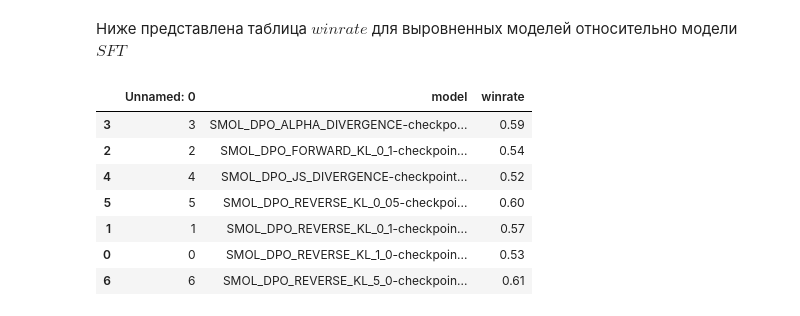
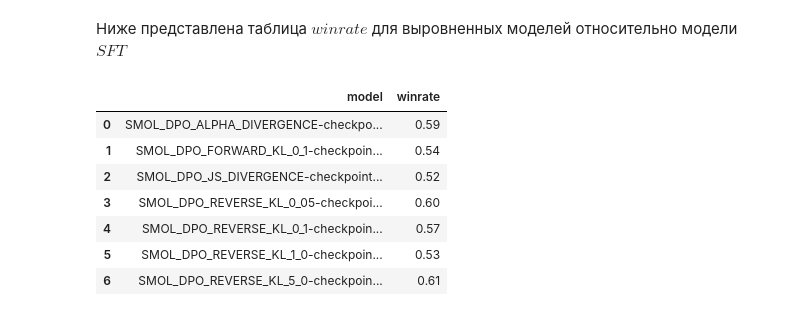
Before and after one commit to selected-topics-ai/DPO, a Jupyter notebook: notebooks/report.ipynb, the cells around one changed output. Cells and saved outputs as stored; diff of their text form; code cells hidden in the pictures.

```diff
--- a/notebooks/report.ipynb
+++ b/notebooks/report.ipynb
@@ -104,13 +104,15 @@ plt.show()
 # %% [markdown]
 Ниже представлена таблица $winrate$ для выровненных моделей относительно модели $SFT$
 # %%
-pd.read_csv('../data/aligned_models_winrate.csv').sort_values(by='model')
+wr_kl = pd.read_csv('../data/winrate_kl.csv')
+
+wr_kl[['model', 'winrate']]
 # %% [output]
-|  | Unnamed: 0 | model | winrate |
-| 3 | 3 | SMOL_DPO_ALPHA_DIVERGENCE-checkpo... | 0.59 |
-| 2 | 2 | SMOL_DPO_FORWARD_KL_0_1-checkpoin... | 0.54 |
-| 4 | 4 | SMOL_DPO_JS_DIVERGENCE-checkpoint... | 0.52 |
-| 5 | 5 | SMOL_DPO_REVERSE_KL_0_05-checkpoi... | 0.60 |
-| 1 | 1 | SMOL_DPO_REVERSE_KL_0_1-checkpoin... | 0.57 |
-| 0 | 0 | SMOL_DPO_REVERSE_KL_1_0-checkpoin... | 0.53 |
-| 6 | 6 | SMOL_DPO_REVERSE_KL_5_0-checkpoin... | 0.61 |
+|  | model | winrate |
+| 0 | SMOL_DPO_ALPHA_DIVERGENCE-checkpo... | 0.59 |
+| 1 | SMOL_DPO_FORWARD_KL_0_1-checkpoin... | 0.54 |
+| 2 | SMOL_DPO_JS_DIVERGENCE-checkpoint... | 0.52 |
+| 3 | SMOL_DPO_REVERSE_KL_0_05-checkpoi... | 0.60 |
+| 4 | SMOL_DPO_REVERSE_KL_0_1-checkpoin... | 0.57 |
+| 5 | SMOL_DPO_REVERSE_KL_1_0-checkpoin... | 0.53 |
+| 6 | SMOL_DPO_REVERSE_KL_5_0-checkpoin... | 0.61 |
```
Also changed, not shown: parts of 12 cells of this notebook, 9 other files.
